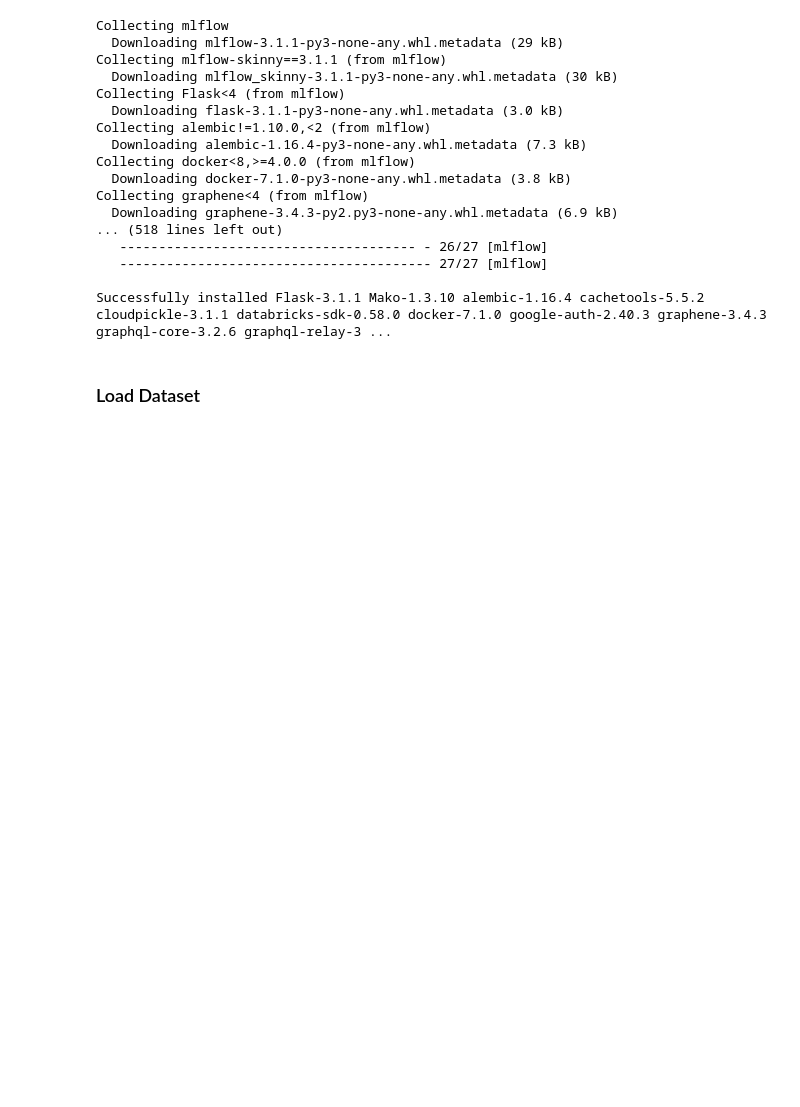
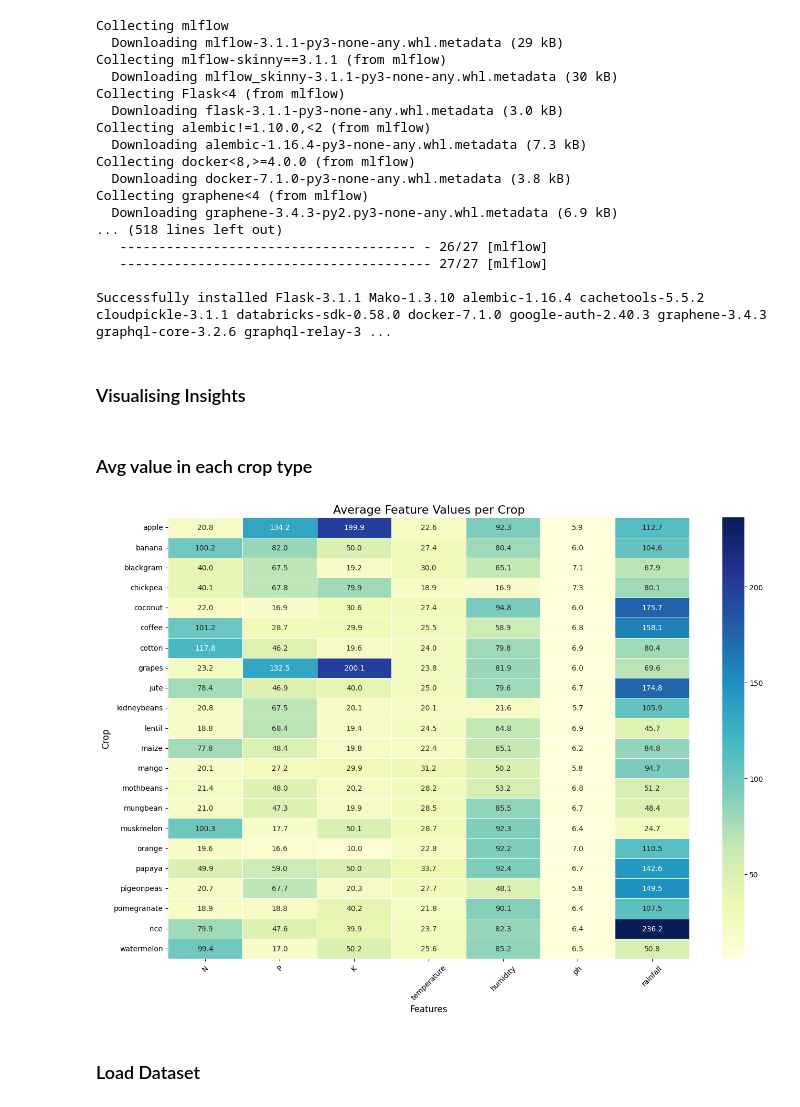
Before and after one commit to Mohammed-Aswath/MLOPSPRJ, a Jupyter notebook: MLPRJ.ipynb, the cells around one changed output. Drawn from its saved outputs; the diff is of its cells as text; code cells hidden in the pictures; blank space fills up the shorter version.

Commit message:
Completed Data insights

```diff
--- a/MLPRJ.ipynb
+++ b/MLPRJ.ipynb
@@ -21,6 +21,36 @@ Collecting graphene<4 (from mlflow)
    ---------------------------------------- 27/27 [mlflow]
 
 Successfully installed Flask-3.1.1 Mako-1.3.10 alembic-1.16.4 cachetools-5.5.2 cloudpickle-3.1.1 databricks-sdk-0.58.0 docker-7.1.0 google-auth-2.40.3 graphene-3.4.3 graphql-core-3.2.6 graphql-relay-3 ...
+# %% [markdown]
+### Visualising Insights
+# %% [markdown]
+### Avg value in each crop type
+# %%
+import pandas as pd
+import seaborn as sns
+import matplotlib.pyplot as plt
+
+# Load your CSV
+df = pd.read_csv("data/crop_recommendation.csv")
+
+# Group by crop and calculate mean of each feature
+avg_features_per_crop = df.groupby("label").mean(numeric_only=True).reset_index()
+
+# Set crop as index for better visualization
+avg_features_per_crop.set_index("label", inplace=True)
+
+# Plot as heatmap using seaborn
+plt.figure(figsize=(14, 10))
+sns.heatmap(avg_features_per_crop, annot=True, fmt=".1f", cmap="YlGnBu", linewidths=0.5)
+
+plt.title("Average Feature Values per Crop", fontsize=16)
+plt.xlabel("Features", fontsize=12)
+plt.ylabel("Crop", fontsize=12)
+plt.xticks(rotation=45)
+plt.tight_layout()
+plt.show()
+# %% [output]
+[figure, added]
 # %%
 
 
```
Also changed, not shown: parts of 1 cell of this notebook.
